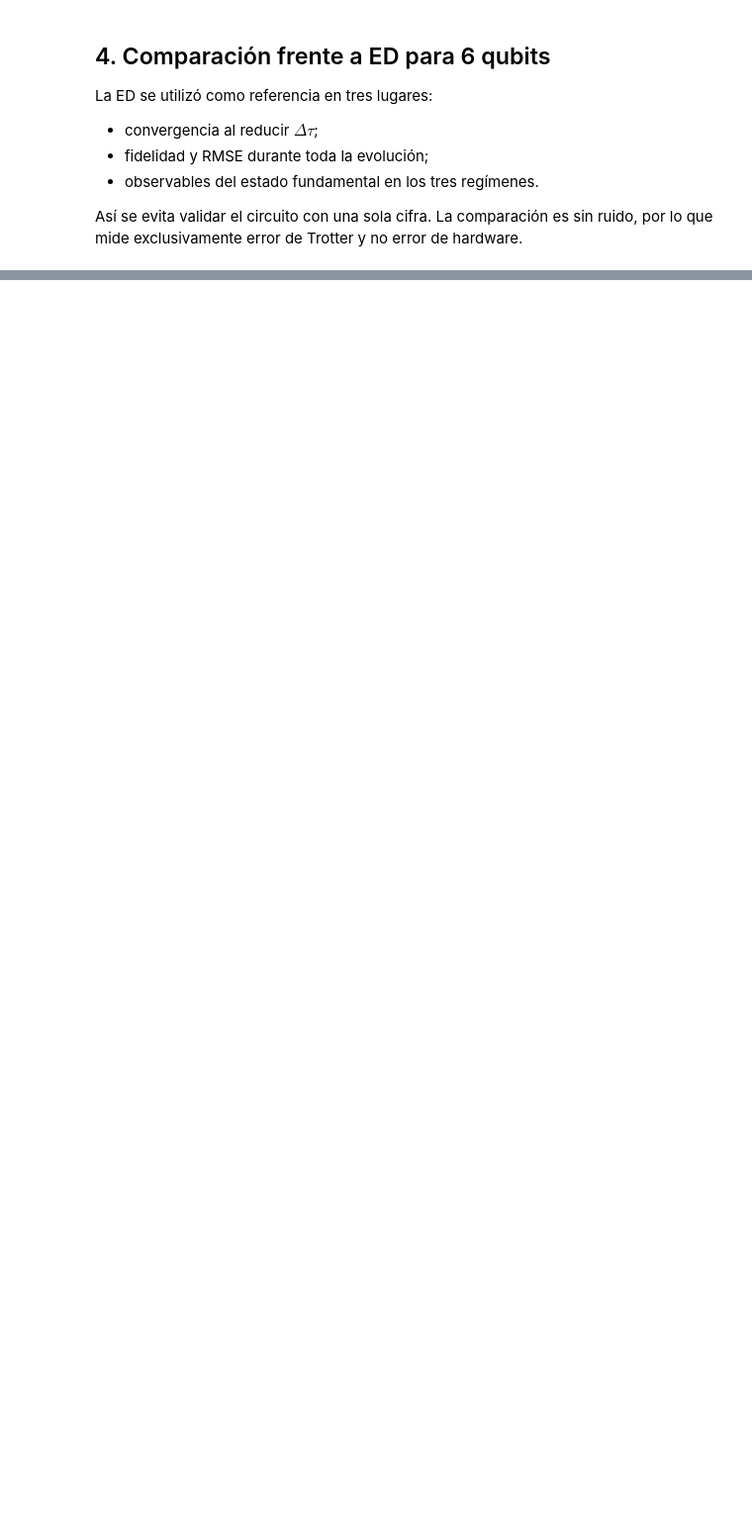
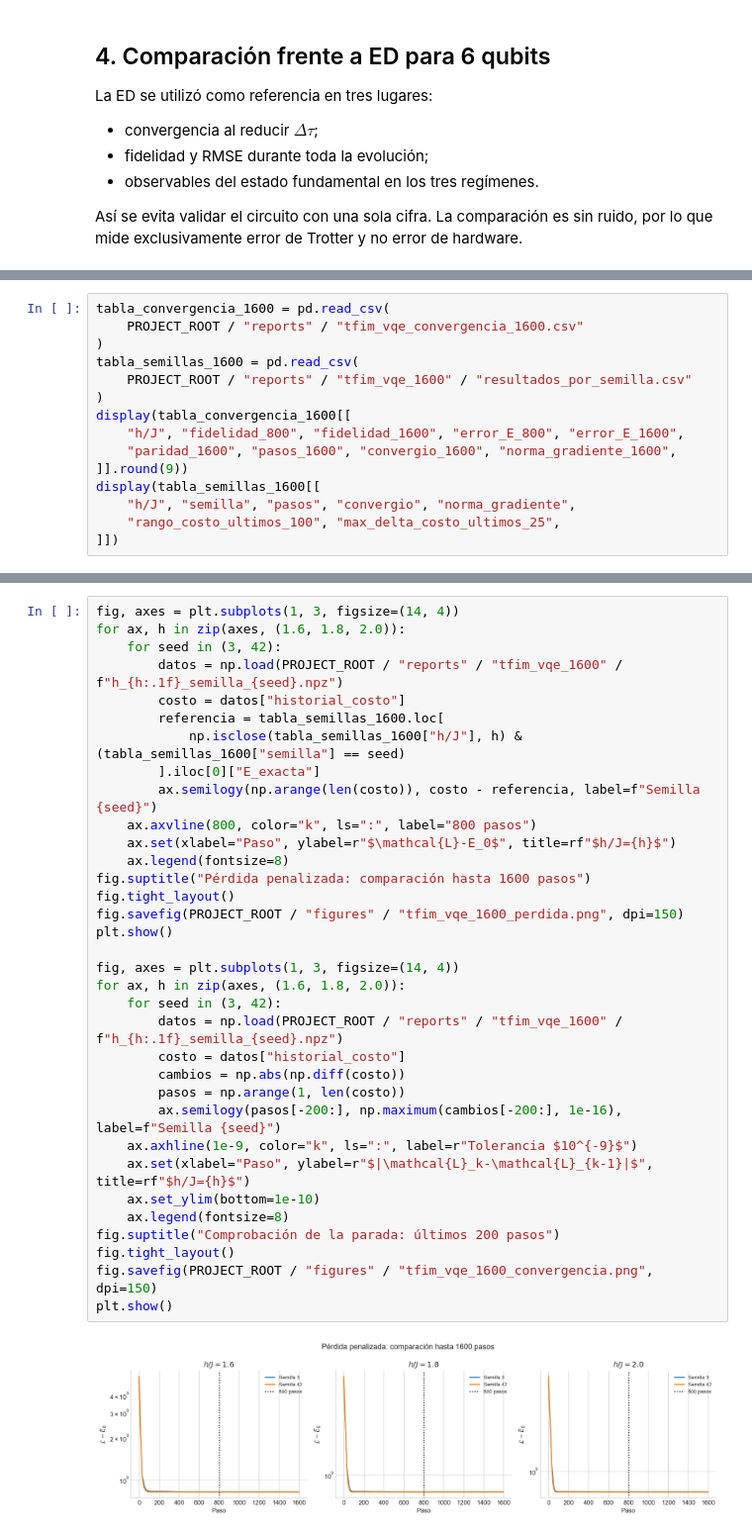
Before and after one commit to BenSanHer/Quetzal-Quantum, a Jupyter notebook: notebooks/01_tfim_trotter_ed_vqe.ipynb, the cells around one changed output, grey strips where cells are left out. Shown at 99% size. Drawn from its saved outputs; the diff is of its cells as text; blank space fills up the shorter version.

```diff
--- a/notebooks/01_tfim_trotter_ed_vqe.ipynb
+++ b/notebooks/01_tfim_trotter_ed_vqe.ipynb
@@ -606,0 +694,15 @@ for columna_vqe, columna_exacta, ylabel, titulo in graficas_vqe:
+# %%
+tabla_convergencia_1600 = pd.read_csv(
+    PROJECT_ROOT / "reports" / "tfim_vqe_convergencia_1600.csv"
+)
+tabla_semillas_1600 = pd.read_csv(
+    PROJECT_ROOT / "reports" / "tfim_vqe_1600" / "resultados_por_semilla.csv"
+)
+display(tabla_convergencia_1600[[
+    "h/J", "fidelidad_800", "fidelidad_1600", "error_E_800", "error_E_1600",
+    "paridad_1600", "pasos_1600", "convergio_1600", "norma_gradiente_1600",
+]].round(9))
+display(tabla_semillas_1600[[
+    "h/J", "semilla", "pasos", "convergio", "norma_gradiente",
+    "rango_costo_ultimos_100", "max_delta_costo_ultimos_25",
+]])
@@ -606,0 +721,36 @@ for columna_vqe, columna_exacta, ylabel, titulo in graficas_vqe:
+# %%
+fig, axes = plt.subplots(1, 3, figsize=(14, 4))
+for ax, h in zip(axes, (1.6, 1.8, 2.0)):
+    for seed in (3, 42):
+        datos = np.load(PROJECT_ROOT / "reports" / "tfim_vqe_1600" / f"h_{h:.1f}_semilla_{seed}.npz")
+        costo = datos["historial_costo"]
+        referencia = tabla_semillas_1600.loc[
+            np.isclose(tabla_semillas_1600["h/J"], h) & (tabla_semillas_1600["semilla"] == seed)
+        ].iloc[0]["E_exacta"]
+        ax.semilogy(np.arange(len(costo)), costo - referencia, label=f"Semilla {seed}")
+    ax.axvline(800, color="k", ls=":", label="800 pasos")
+    ax.set(xlabel="Paso", ylabel=r"$\mathcal{L}-E_0$", title=rf"$h/J={h}$")
+    ax.legend(fontsize=8)
+fig.suptitle("Pérdida penalizada: comparación hasta 1600 pasos")
+fig.tight_layout()
+fig.savefig(PROJECT_ROOT / "figures" / "tfim_vqe_1600_perdida.png", dpi=150)
+plt.show()
+
+fig, axes = plt.subplots(1, 3, figsize=(14, 4))
+for ax, h in zip(axes, (1.6, 1.8, 2.0)):
+    for seed in (3, 42):
+        datos = np.load(PROJECT_ROOT / "reports" / "tfim_vqe_1600" / f"h_{h:.1f}_semilla_{seed}.npz")
+        costo = datos["historial_costo"]
+        cambios = np.abs(np.diff(costo))
+        pasos = np.arange(1, len(costo))
+        ax.semilogy(pasos[-200:], np.maximum(cambios[-200:], 1e-16), label=f"Semilla {seed}")
+    ax.axhline(1e-9, color="k", ls=":", label=r"Tolerancia $10^{-9}$")
+    ax.set(xlabel="Paso", ylabel=r"$|\mathcal{L}_k-\mathcal{L}_{k-1}|$", title=rf"$h/J={h}$")
+    ax.set_ylim(bottom=1e-10)
+    ax.legend(fontsize=8)
+fig.suptitle("Comprobación de la parada: últimos 200 pasos")
+fig.tight_layout()
+fig.savefig(PROJECT_ROOT / "figures" / "tfim_vqe_1600_convergencia.png", dpi=150)
+plt.show()
+# %% [output]
+[figure, added]
```
Also changed, not shown: parts of 25 cells of this notebook, 28 other files.
